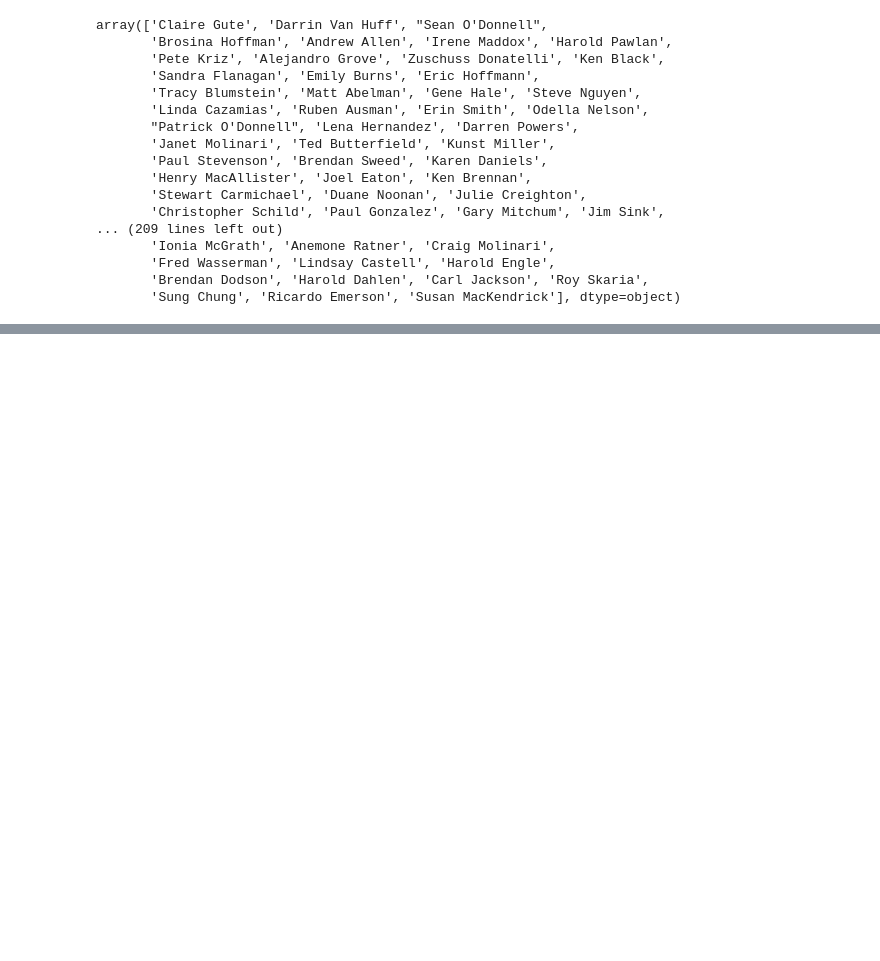
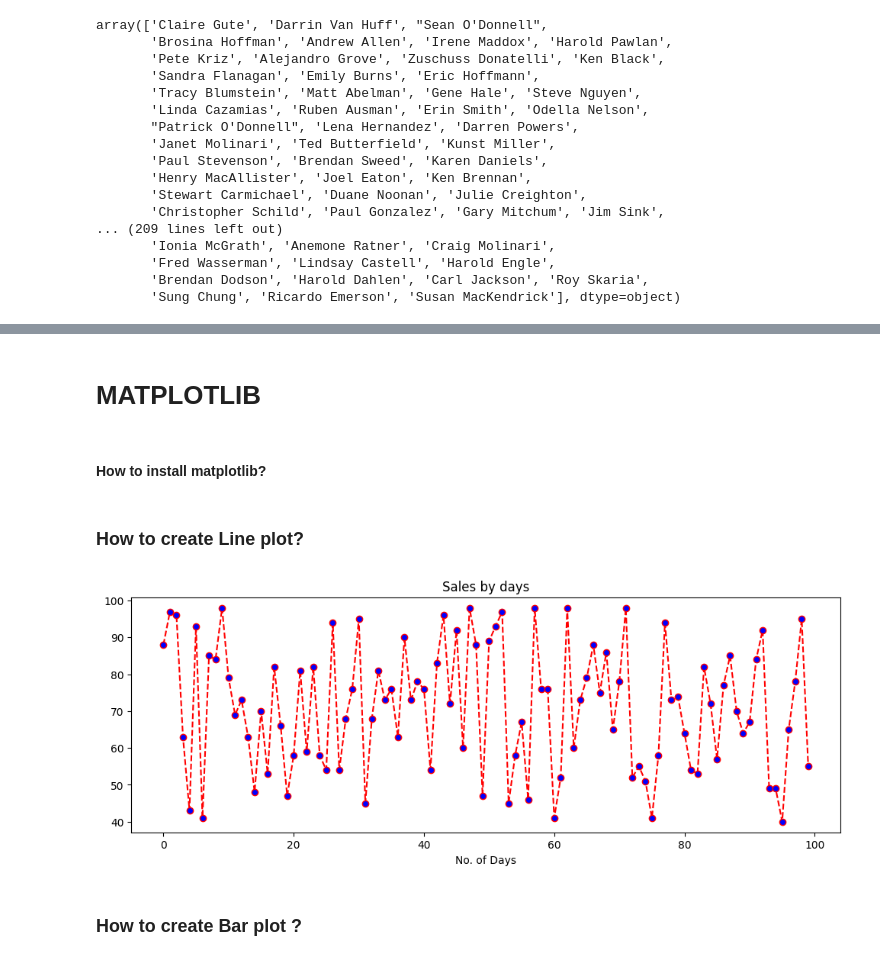
Before and after one commit to albertodavincishekhawat/3RI, a Jupyter notebook: analytics/2. Pandas.ipynb, the cells around one changed output, grey strips where cells are left out. Saved outputs shown, nothing was run; the diff lists cells and outputs as text; code cells hidden in the pictures; blank space fills up the shorter version.

```diff
--- a/analytics/2. Pandas.ipynb
+++ b/analytics/2. Pandas.ipynb
@@ -384,0 +398,4 @@ Name: count, Length: 793, dtype: int64
+# %% [markdown]
+# **MATPLOTLIB**
+# %% [markdown]
+#### How to install matplotlib?
@@ -384,0 +406,20 @@ Name: count, Length: 793, dtype: int64
+# %% [markdown]
+### How to create **Line plot**?
+# %%
+ # lineplot
+
+# data
+x1 = np.random.randint(40,99,100)
+y1 = np.arange(100)
+# %%
+# ploting
+plt.figure(figsize=(12,4))
+plt.xlabel("No. of Days")
+plt.title("Sales by days")
+plt.plot(y1,x1 , color = 'red', linestyle = "--",
+         marker = "o", markersize = 6, markerfacecolor = "blue")
+plt.show()
+# %% [output]
+[figure, added]
+# %% [markdown]
+### How to create **Bar plot** ?
```
Also changed, not shown: parts of 41 cells of this notebook, 1 other file.
